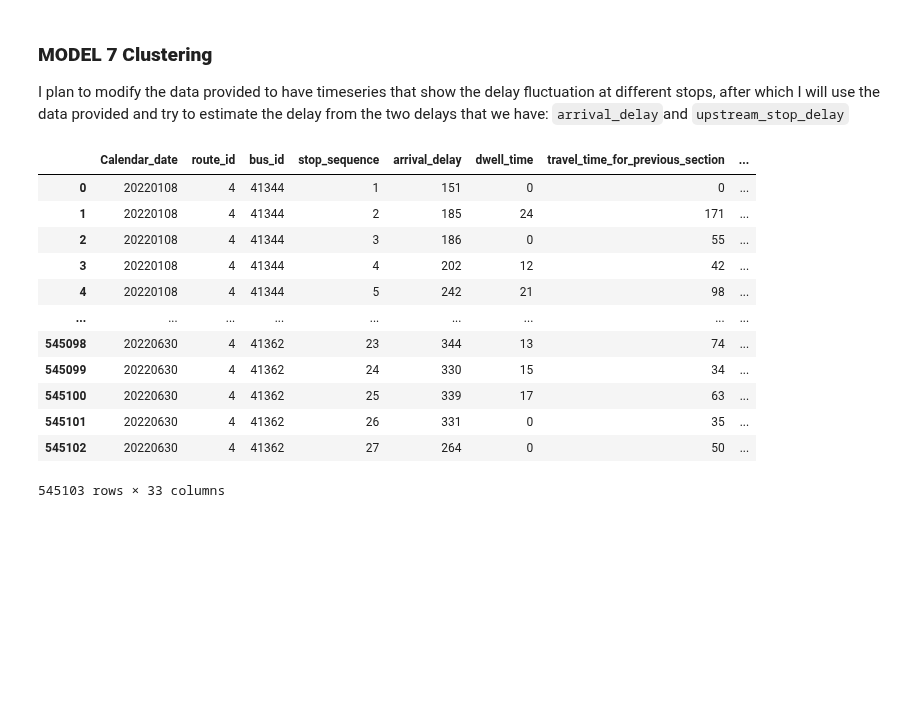
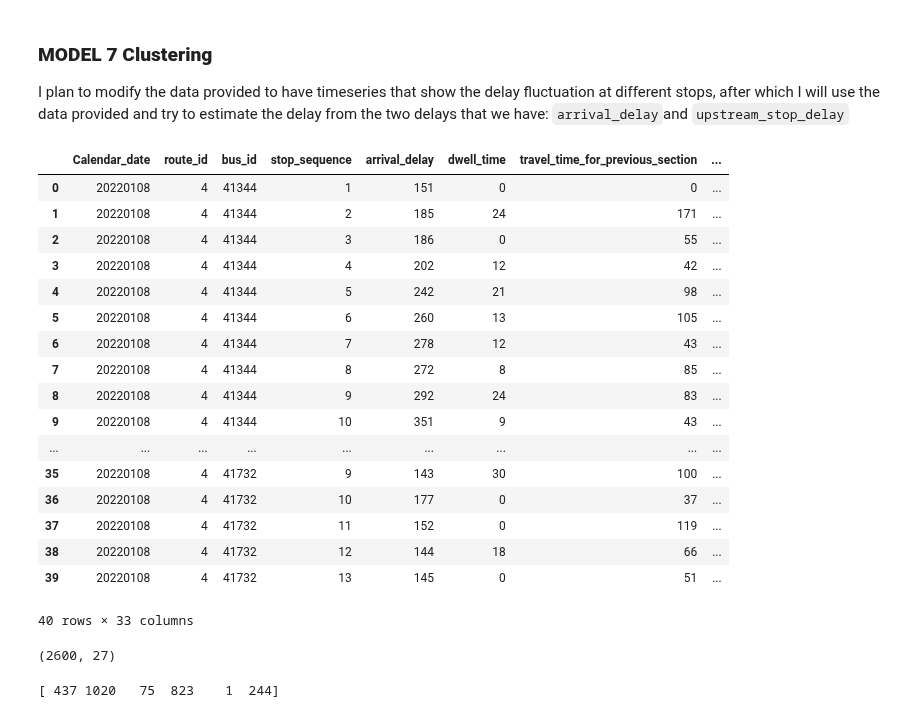
Before and after one commit to Gioalf/AH2179, a Jupyter notebook: project/AIprojectGioAlf.ipynb, the cells around one changed output. Saved outputs shown, nothing was run; the diff lists cells and outputs as text; code cells hidden in the pictures; blank space fills up the shorter version.

Commit message:
finalized model 8

```diff
--- a/project/AIprojectGioAlf.ipynb
+++ b/project/AIprojectGioAlf.ipynb
@@ -1537,20 +1528,25 @@ I plan to modify the data provided to have timeseries that show the delay fluctu
 # %%
 dfB_model7=dfB.copy()
 # %%
-dfB_model7
+dfB_model7.head(40)
 # %% [output]
 |  | Calendar_date | route_id | bus_id | stop_sequence | arrival_delay | dwell_time | travel_time_for_previous_section | ... |
 | 0 | 20220108 | 4 | 41344 | 1 | 151 | 0 | 0 | ... |
 | 1 | 20220108 | 4 | 41344 | 2 | 185 | 24 | 171 | ... |
 | 2 | 20220108 | 4 | 41344 | 3 | 186 | 0 | 55 | ... |
 | 3 | 20220108 | 4 | 41344 | 4 | 202 | 12 | 42 | ... |
 | 4 | 20220108 | 4 | 41344 | 5 | 242 | 21 | 98 | ... |
+| 5 | 20220108 | 4 | 41344 | 6 | 260 | 13 | 105 | ... |
+| 6 | 20220108 | 4 | 41344 | 7 | 278 | 12 | 43 | ... |
+| 7 | 20220108 | 4 | 41344 | 8 | 272 | 8 | 85 | ... |
+| 8 | 20220108 | 4 | 41344 | 9 | 292 | 24 | 83 | ... |
+| 9 | 20220108 | 4 | 41344 | 10 | 351 | 9 | 43 | ... |
 | ... | ... | ... | ... | ... | ... | ... | ... | ... |
-| 545098 | 20220630 | 4 | 41362 | 23 | 344 | 13 | 74 | ... |
-| 545099 | 20220630 | 4 | 41362 | 24 | 330 | 15 | 34 | ... |
-| 545100 | 20220630 | 4 | 41362 | 25 | 339 | 17 | 63 | ... |
-| 545101 | 20220630 | 4 | 41362 | 26 | 331 | 0 | 35 | ... |
-| 545102 | 20220630 | 4 | 41362 | 27 | 264 | 0 | 50 | ... |
+| 35 | 20220108 | 4 | 41732 | 9 | 143 | 30 | 100 | ... |
+| 36 | 20220108 | 4 | 41732 | 10 | 177 | 0 | 37 | ... |
+| 37 | 20220108 | 4 | 41732 | 11 | 152 | 0 | 119 | ... |
+| 38 | 20220108 | 4 | 41732 | 12 | 144 | 18 | 66 | ... |
+| 39 | 20220108 | 4 | 41732 | 13 | 145 | 0 | 51 | ... |
-545103 rows × 33 columns
+40 rows × 33 columns
 # %%
 # Separating the df to not leak any data
@@ -1584,0 +1555,33 @@ print(vectorized_day_dataset)
+# %%
+# Define number of stops
+n_stops = 27
+# Find number of total trips
+n_rows = len(dfB_model7_test)
+n_trips = int(n_rows / n_stops)
+
+# Extracting the delays
+arrival_delays = dfB_model7_test['arrival_delay'].values
+
+# --- Option 1: each row = one trip, each column = one stop ---
+vectorized_delays = arrival_delays.reshape(n_trips, n_stops)
+
+# --- Option 2: transpose if you prefer stops as rows ---
+# vectorized_delays = delays.reshape(n_trips, n_stops).T
+
+print(vectorized_delays.shape)
+# %% [output]
+(2600, 27)
+# %%
+# normalize each trip (row-wise)
+scaler = StandardScaler()
+vectorized_delays_scaled = scaler.fit_transform(vectorized_delays)
+
+from sklearn.cluster import KMeans
+
+n_clusters = 6
+kmeans = KMeans(n_clusters=n_clusters, random_state=42, n_init=10)
+labels = kmeans.fit_predict(vectorized_delays)
+
+print(np.bincount(labels))
+# %% [output]
+[ 437 1020   75  823    1  244]
```
Also changed, not shown: parts of 20 cells of this notebook.
